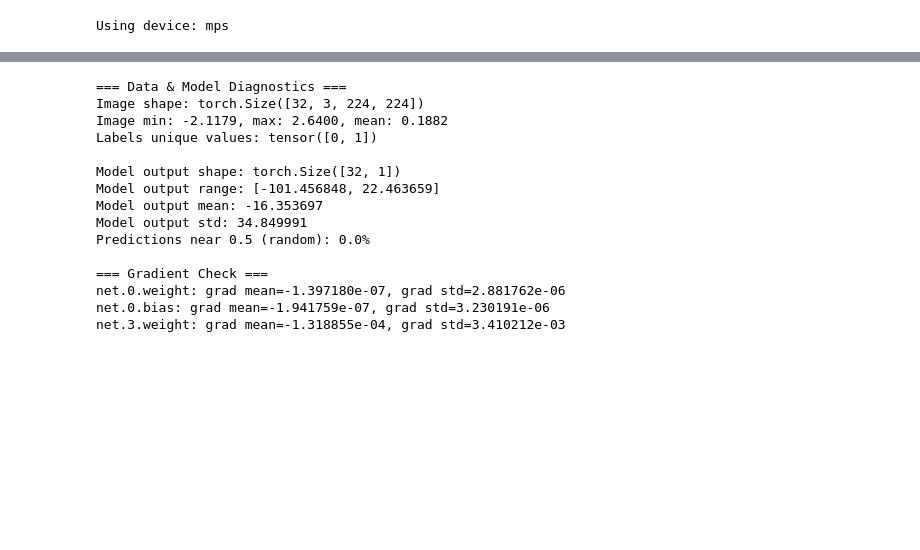
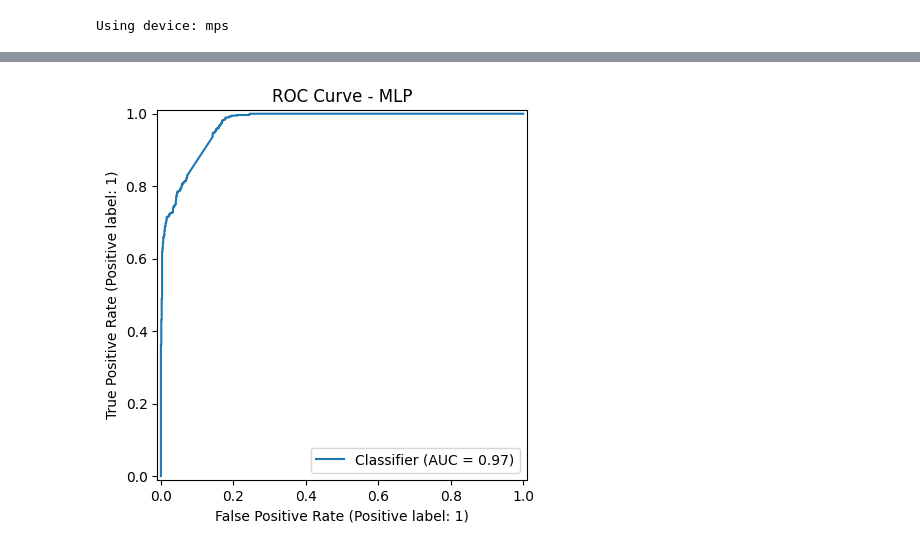
Before and after one commit to madsfjeldberg/xray-classification, a Jupyter notebook: mlp.ipynb, the cells around one changed output, grey strips where cells are left out. Drawn from its saved outputs; the diff is of its cells as text; code cells hidden in the pictures; blank space fills up the shorter version.

```diff
--- a/mlp.ipynb
+++ b/mlp.ipynb
@@ -166,54 +40,7 @@ plot_loss_flattening(train_losses, window_size=2)
-# %%
-# Diagnostic: Check data and model output ranges
-print("=== Data & Model Diagnostics ===")
-
-# Check one batch of training data
-batch_images, batch_labels = next(iter(train_loader))
-print(f"Image shape: {batch_images.shape}")
-print(f"Image min: {batch_images.min():.4f}, max: {batch_images.max():.4f}, mean: {batch_images.mean():.4f}")
-print(f"Labels unique values: {batch_labels.unique()}")
-
-# Check model output on this batch
-with torch.no_grad():
-    batch_images_device = batch_images.to(device)
-    model_output = model(batch_images_device)
-    print(f"\nModel output shape: {model_output.shape}")
-    print(f"Model output range: [{model_output.min():.6f}, {model_output.max():.6f}]")
-    print(f"Model output mean: {model_output.mean():.6f}")
-    print(f"Model output std: {model_output.std():.6f}")
-
-    # Check if model is predicting mostly 0.5 (random)
-    near_half = (model_output > 0.45) & (model_output < 0.55)
-    print(f"Predictions near 0.5 (random): {near_half.float().mean():.1%}")
-
-# Check if gradients are flowing
-print("\n=== Gradient Check ===")
-test_batch_img, test_batch_lbl = next(iter(train_loader))
-test_batch_img = test_batch_img.to(device)
-test_batch_lbl = test_batch_lbl.float().unsqueeze(1).to(device)
-
-outputs = model(test_batch_img)
-loss = criterion(outputs, test_batch_lbl)
-loss.backward()
-
-for name, param in list(model.named_parameters())[:3]:
-    if param.grad is not None:
-        print(f"{name}: grad mean={param.grad.mean().item():.6e}, grad std={param.grad.std().item():.6e}")
-    else:
-        print(f"{name}: NO GRADIENT")
-# %% [output]
-=== Data & Model Diagnostics ===
-Image shape: torch.Size([32, 3, 224, 224])
-Image min: -2.1179, max: 2.6400, mean: 0.1882
-Labels unique values: tensor([0, 1])
-
-Model output shape: torch.Size([32, 1])
-Model output range: [-101.456848, 22.463659]
-Model output mean: -16.353697
-Model output std: 34.849991
-Predictions near 0.5 (random): 0.0%
-
-=== Gradient Check ===
-net.0.weight: grad mean=-1.397180e-07, grad std=2.881762e-06
-net.0.bias: grad mean=-1.941759e-07, grad std=3.230191e-06
-net.3.weight: grad mean=-1.318855e-04, grad std=3.410212e-03
+# %%
+from sklearn.metrics import RocCurveDisplay
+RocCurveDisplay.from_predictions(eval_labels, eval_preds)
+plt.title("ROC Curve - MLP")
+plt.show()
+# %% [output]
+[figure, added]
```
Also changed, not shown: parts of 7 cells of this notebook, 5 other files.
